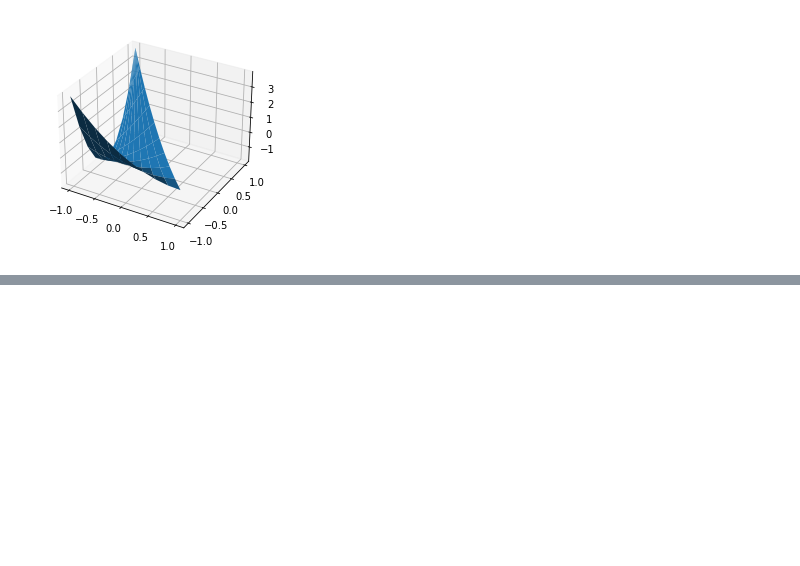
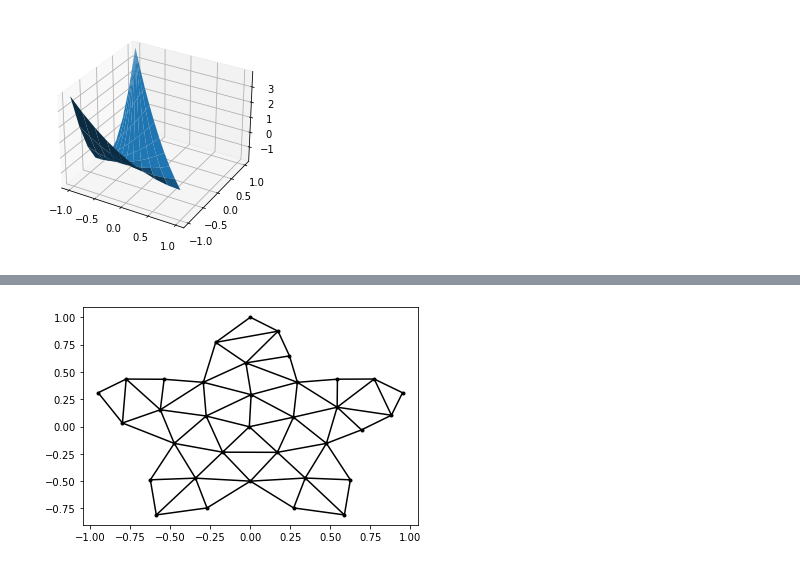
Before and after one commit to caleblogemann/pydogpack, a Jupyter notebook: pydogpack/basis/basis.ipynb, the cells around one changed output, grey strips where cells are left out. Saved outputs shown, nothing was run; the diff lists cells and outputs as text; code cells hidden in the pictures; blank space fills up the shorter version.

```diff
--- a/pydogpack/basis/basis.ipynb
+++ b/pydogpack/basis/basis.ipynb
@@ -116,0 +142,4 @@ for i_basis_cpt in range(modal_basis_2d_triangle.num_basis_cpts):
+# %%
+mesh_.create_plot();
+# %% [output]
+[figure, added]
```
Also changed, not shown: parts of 4 cells of this notebook, 5 other files.
